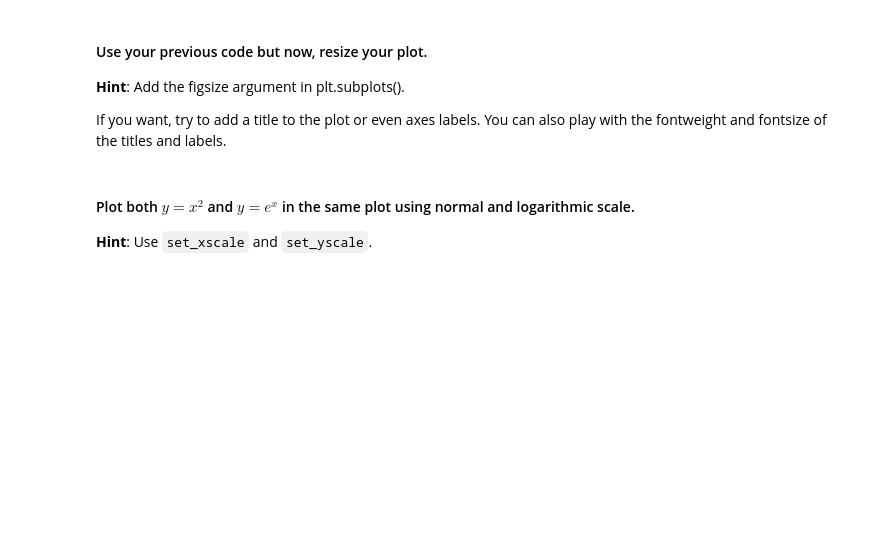
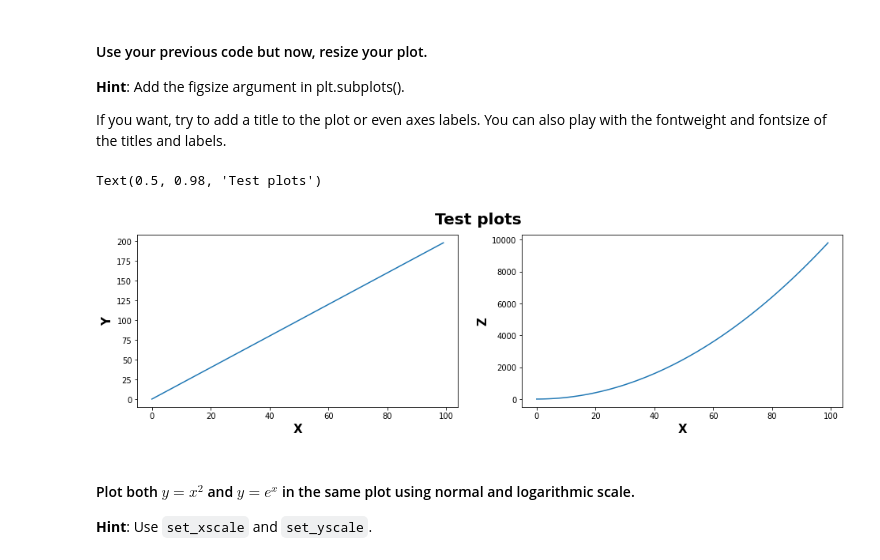
Before and after one commit to ta-datapt-bcn/lab-matplotlib-seaborn, a Jupyter notebook: your-code/main.ipynb, the cells around one changed output. Cells and saved outputs as stored; diff of their text form; code cells hidden in the pictures; blank space fills up the shorter version.

```diff
--- a/your-code/main.ipynb
+++ b/your-code/main.ipynb
@@ -39,3 +58,18 @@ If you want, try to add a title to the plot or even axes labels. You can also pl
+# %%
+fig, ax = plt.subplots(1,2, figsize=(16,4)) # also possible
+ax[0].plot(x,y)
+ax[1].plot(x,z)
+
+ax[0].set_xlabel('X', fontsize=15, fontweight='bold')
+ax[0].set_ylabel('Y', fontsize=15, fontweight='bold')
+
+ax[1].set_xlabel('X', fontsize=15, fontweight='bold')
+ax[1].set_ylabel('Z', fontsize=15, fontweight='bold')
+
+fig.suptitle('Test plots', fontsize=20, fontweight='extra bold')
+# %% [output]
+Text(0.5, 0.98, 'Test plots')
+[figure, added]
 # %% [markdown]
 #### Plot both $y=x^2$ and $y=e^x$ in the same plot using normal and logarithmic scale.
 **Hint**: Use `set_xscale` and `set_yscale`.
```
Also changed, not shown: parts of 68 cells of this notebook, 2 other files.
